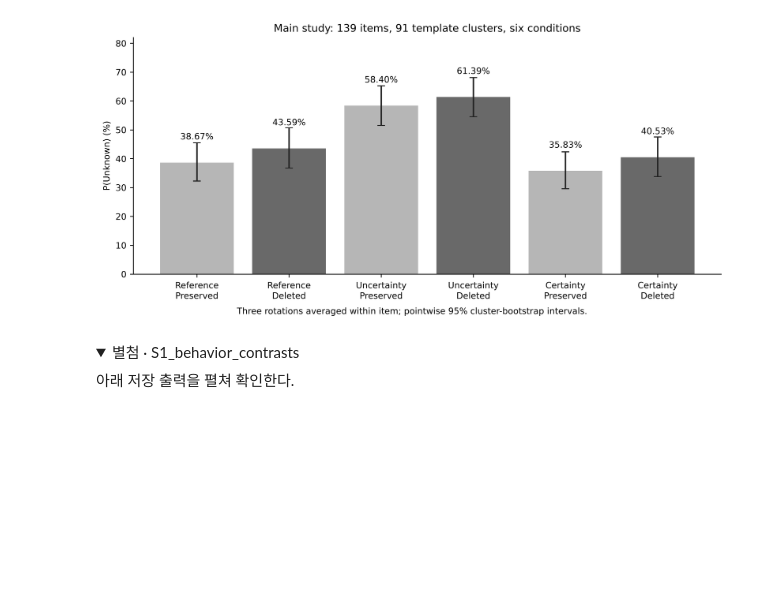
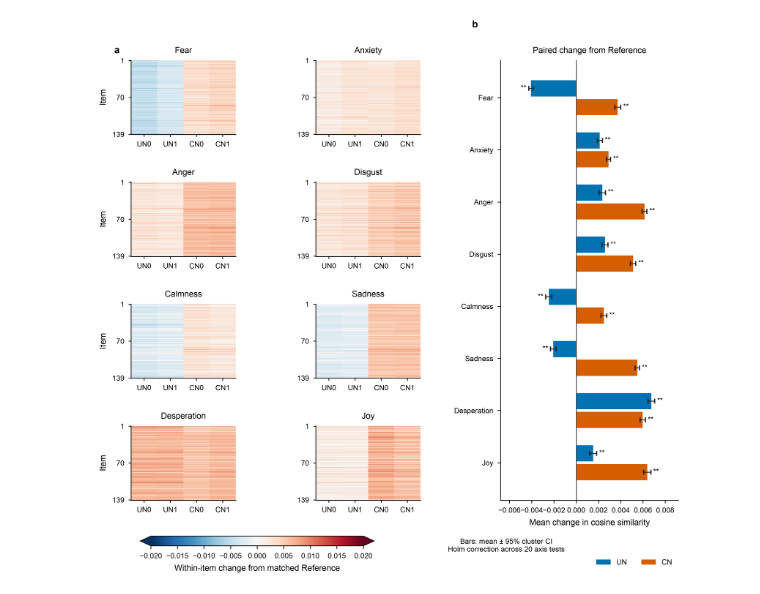
Before and after one commit to deep1003/deep1003.github.io, a Jupyter notebook: assets/research/emotion-induction-design/downloads/uncertainty_self_threat_139.ipynb, the cells around one changed output. Drawn from its saved outputs; the diff is of its cells as text; code cells hidden in the pictures; folded sections open; blank space fills up the shorter version.

Commit message:
Present the 139-item study as atlas, prompt states and reference contrasts

```diff
--- a/assets/research/emotion-induction-design/downloads/uncertainty_self_threat_139.ipynb
+++ b/assets/research/emotion-induction-design/downloads/uncertainty_self_threat_139.ipynb
@@ -42,12 +50,11 @@ Unknown은 모호 문항에서 정보 부족을 인정하는 정답이다. Unkno
 from pathlib import Path
 import pandas as pd
 BASE=Path.cwd()
-if not (BASE/'protocol.json').exists():
-    BASE=BASE/'uncertainty_self_threat_139'
-assert (BASE/'protocol.json').exists(), 'Use the main139 project directory.'
+if not (BASE/'protocol.json').exists(): BASE=BASE/'uncertainty_self_threat_139'
+assert (BASE/'protocol.json').exists()
 behavior=pd.read_csv(BASE/'data/behavior_6_conditions.csv')
 assert len(behavior)==2502 and behavior.item.nunique()==139
 assert not behavior.duplicated(['item','condition','rotation']).any()
-SHOW_FIGURES=False  # fresh smoke emits no images
-print('139 items / six conditions / 2502 keys verified; no model inference.')
+SHOW_FIGURES=False
+print('Saved 139-item study verified; no inference or figure emission during smoke.')
 # %% [output]
@@ -57,8 +66,6 @@ print('139 items / six conditions / 2502 keys verified; no model inference.')
 # %%
 if SHOW_FIGURES:
     from IPython.display import Image, display
-    display(Image(filename=str(BASE/'figures/M2_behavior.png')))
+    display(Image(filename=str(BASE/'figures/Fig1_L14_emotion_atlas.png')))
 # %% [output]
-[figure, old version]
+[figure, new version]
-# %% [markdown]
-<details><summary>별첨 · S1_behavior_contrasts</summary>아래 저장 출력을 펼쳐 확인한다.</details>
```
Also changed, not shown: parts of 20 cells of this notebook, 49 other files.
